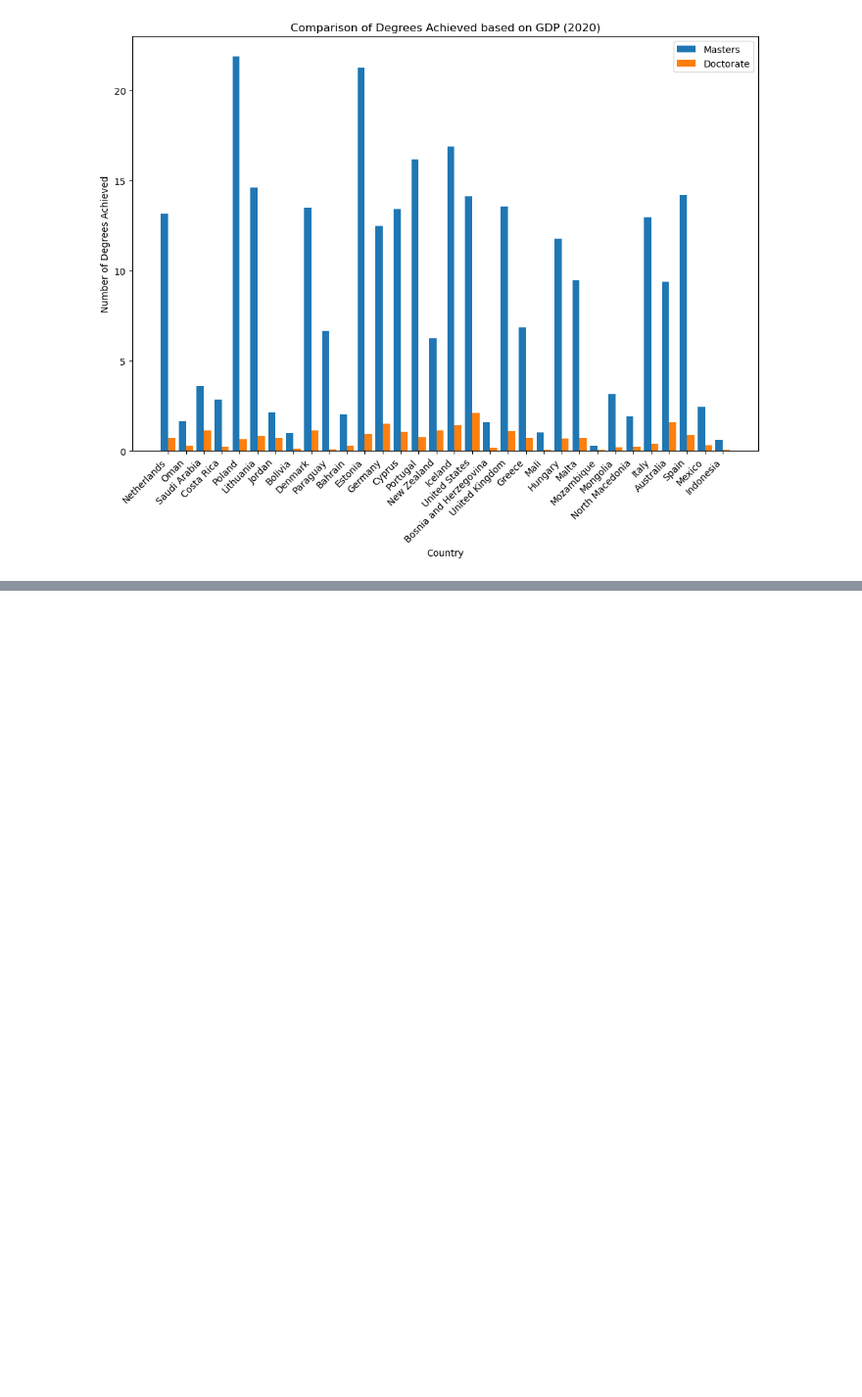
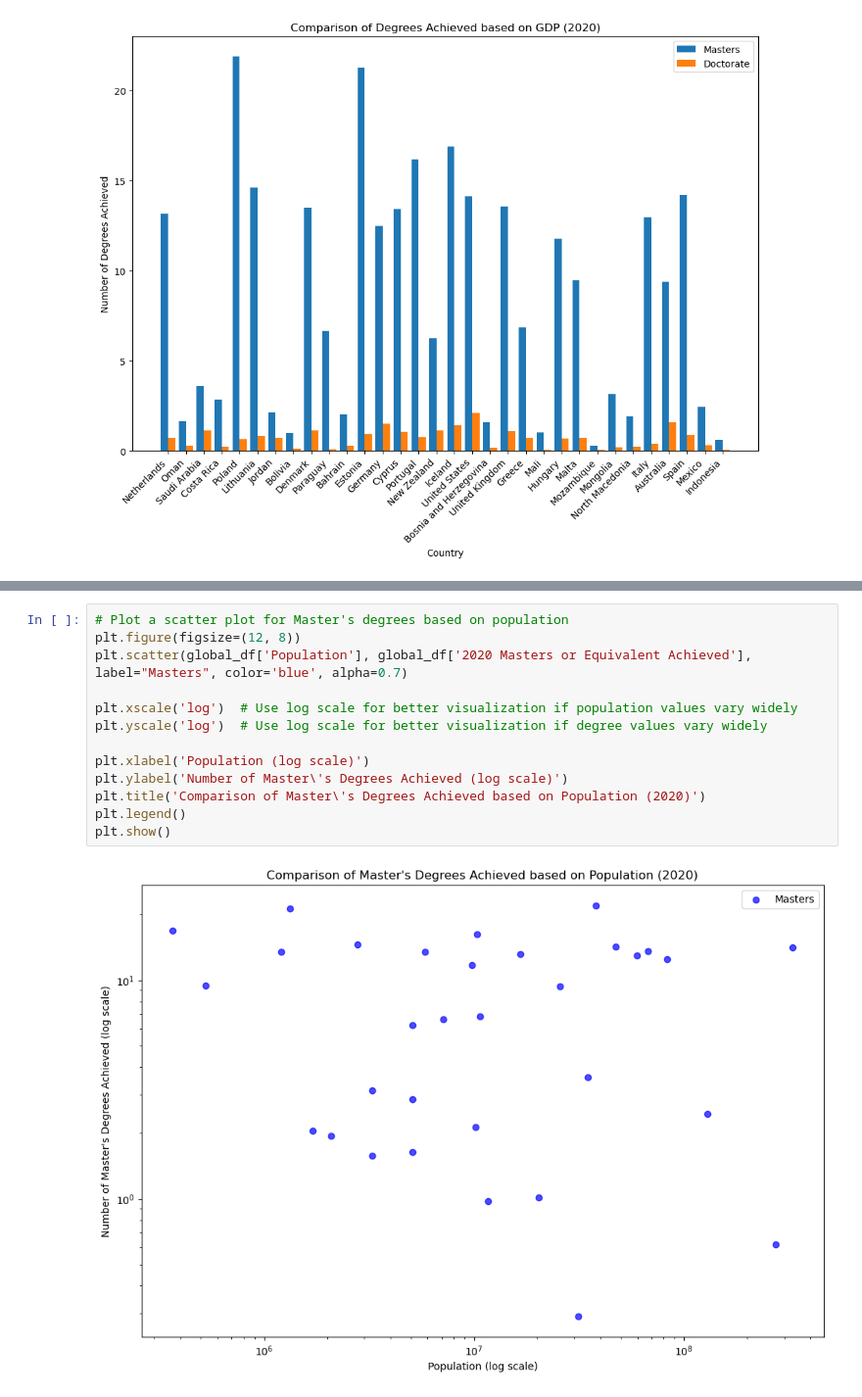
Before and after one commit to BehnooshNasri/project_one, a Jupyter notebook: API Countries Analysis.ipynb, the cells around one changed output, grey strips where cells are left out. Shown at 98% size. Drawn from its saved outputs; the diff is of its cells as text; blank space fills up the shorter version.

```diff
--- a/API Countries Analysis.ipynb
+++ b/API Countries Analysis.ipynb
@@ -169,0 +201,15 @@ plt.show()
+# %%
+# Plot a scatter plot for Master's degrees based on population
+plt.figure(figsize=(12, 8))
+plt.scatter(global_df['Population'], global_df['2020 Masters or Equivalent Achieved'], label="Masters", color='blue', alpha=0.7)
+
+plt.xscale('log')  # Use log scale for better visualization if population values vary widely
+plt.yscale('log')  # Use log scale for better visualization if degree values vary widely
+
+plt.xlabel('Population (log scale)')
+plt.ylabel('Number of Master\'s Degrees Achieved (log scale)')
+plt.title('Comparison of Master\'s Degrees Achieved based on Population (2020)')
+plt.legend()
+plt.show()
+# %% [output]
+[figure, added]
```
Also changed, not shown: parts of 10 cells of this notebook.
